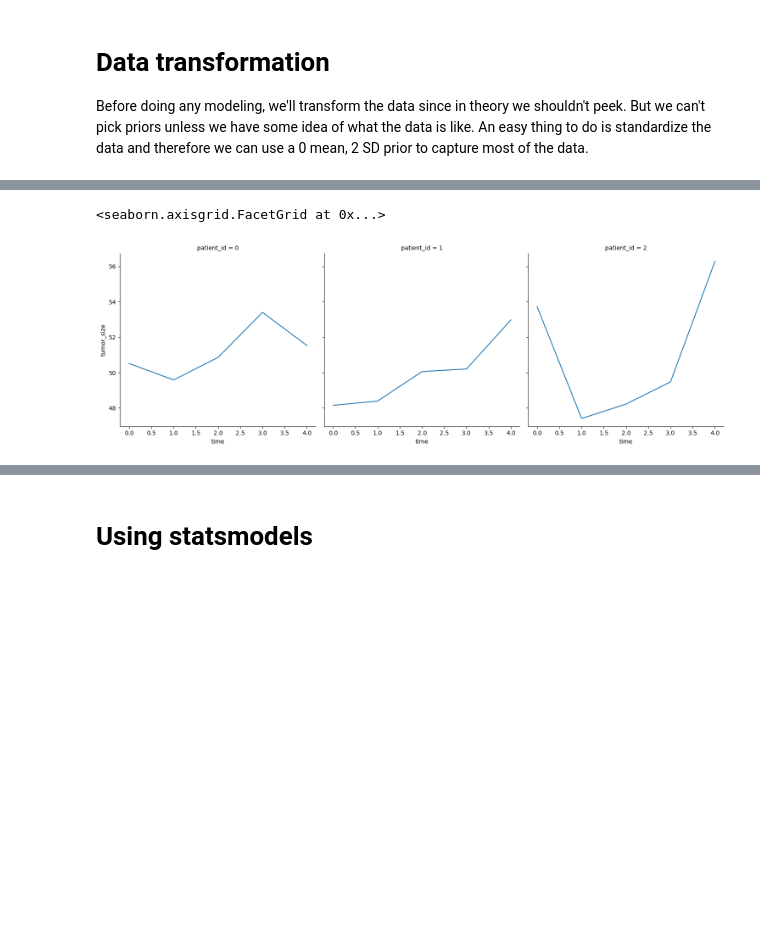
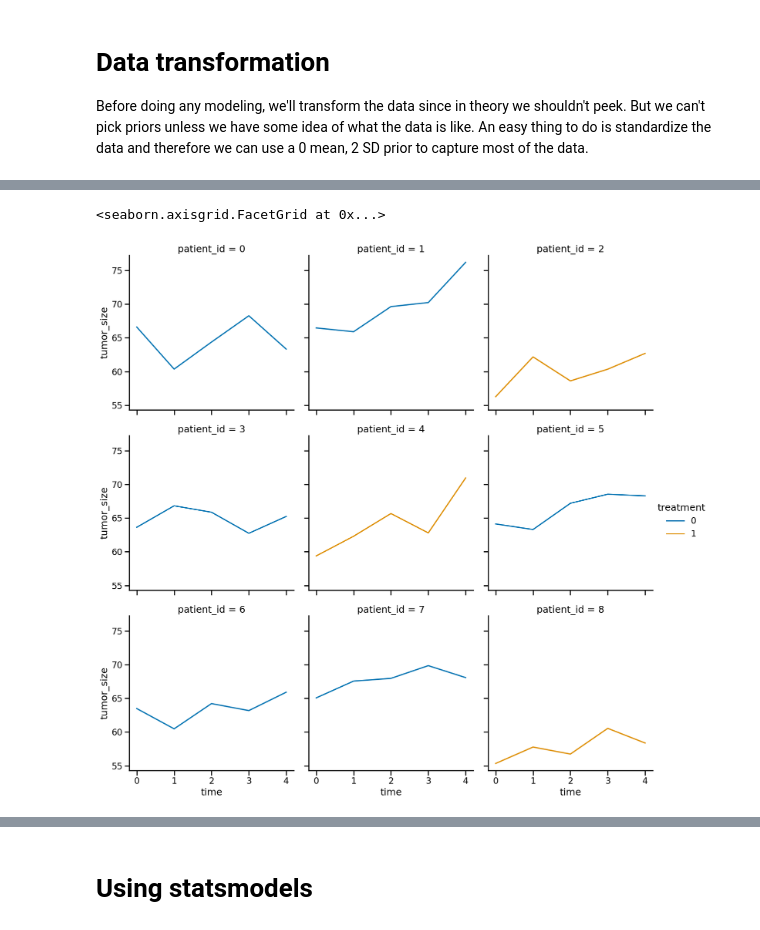
Before and after one commit to benslack19/benslack19.github.io, a Jupyter notebook: _posts_drafts/2024-05-19-time-series-with-mixed-effects.ipynb, the cells around one changed output, grey strips where cells are left out. Drawn from its saved outputs; the diff is of its cells as text; code cells hidden in the pictures; blank space fills up the shorter version.

Commit message:
iterate on time series with mixed effects

```diff
--- a/_posts_drafts/2024-05-19-time-series-with-mixed-effects.ipynb
+++ b/_posts_drafts/2024-05-19-time-series-with-mixed-effects.ipynb
@@ -25,6 +37,9 @@ from scipy import stats
 import seaborn as sns
 import statsmodels.api as sm
 import statsmodels.formula.api as smf
+# %%
+sns.set_context("talk")
+sns.set_palette("colorblind")
 # %%
 def draw_causal_graph(
     edge_list, node_props=None, edge_props=None, graph_direction="UD"
@@ -51,6 +68,6 @@ def standardize(x):
 # %%
-# Generate a small synthetic data (assisted by ChatGPT)
-n_patients = 20
+# Generate a very small synthetic data (assisted by ChatGPT)
+n_patients = 10
 n_timepoints = 5
 
 # Create patient IDs
@@ -67,24 +84,15 @@ treatment = np.random.binomial(1, 0.5, n_patients)
 age_repeated = np.repeat(age, n_timepoints)
 treatment_repeated = np.repeat(treatment, n_timepoints)
 
-# Create tumor size with some randomness
-tumor_size = (
-    50
-    + 0.5 * time
-    + np.random.normal(0, 2, n_patients * n_timepoints)
-    - 0.3 * treatment_repeated
-)
-
 # Combine into a DataFrame
 df_data = pd.DataFrame(
     {
         "patient_id": patient_ids,
         "time": time,
-        "tumor_size": tumor_size,
         "age": age_repeated,
         "treatment": treatment_repeated,
     }
 )
 
-df_data.head()
+df_data.head(10)
 # %% [output]
@@ -96,0 +122,20 @@ df_data.head()
+# %%
+# Use a generative model to create tumor size with some randomness
+
+alpha_tumor_size = 50  # intercept term
+bT = 1  # positive association for time
+bA = 0.25  # positive association for age
+bR = -5  # negative association for treatment
+
+mu_tumor_size = (
+    alpha_tumor_size
+    + bT * df_data['time']
+    + bA * df_data['age']
+    + bR * df_data['treatment']
+)
+
+sigma_tumor_size = 2
+
+df_data['tumor_size'] = np.random.normal(mu_tumor_size, sigma_tumor_size)
+
+df_data.head()
@@ -130,11 +183,13 @@ No. of patients: 20
 # %%
 sns.relplot(
-    data=df_data.query("patient_id in [0, 1, 2]"),
+    data=df_data.query("patient_id < 9"),
     x="time",
     y="tumor_size",
     col="patient_id",
+    col_wrap=3,
+    hue='treatment',
     kind="line",
 )
 # %% [output]
 <seaborn.axisgrid.FacetGrid at 0x...>
-[figure, old version]
+[figure, new version]
```
Also changed, not shown: parts of 26 cells of this notebook.
